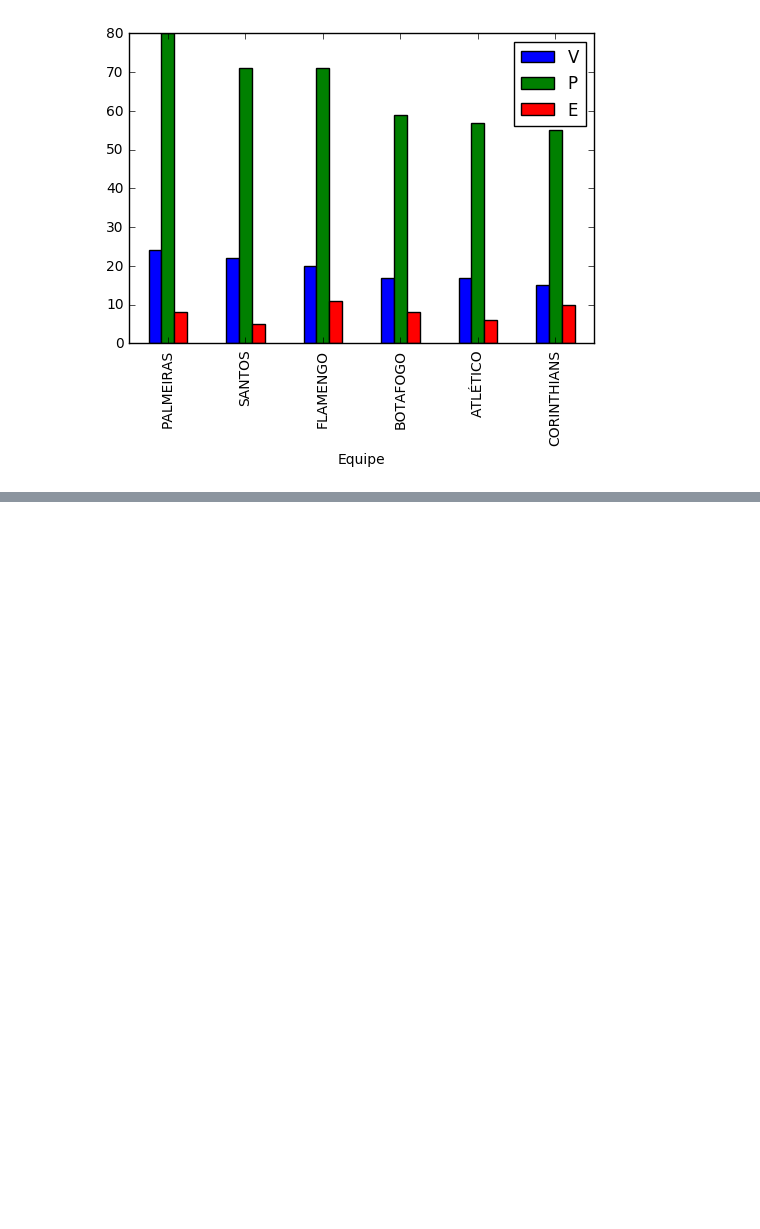
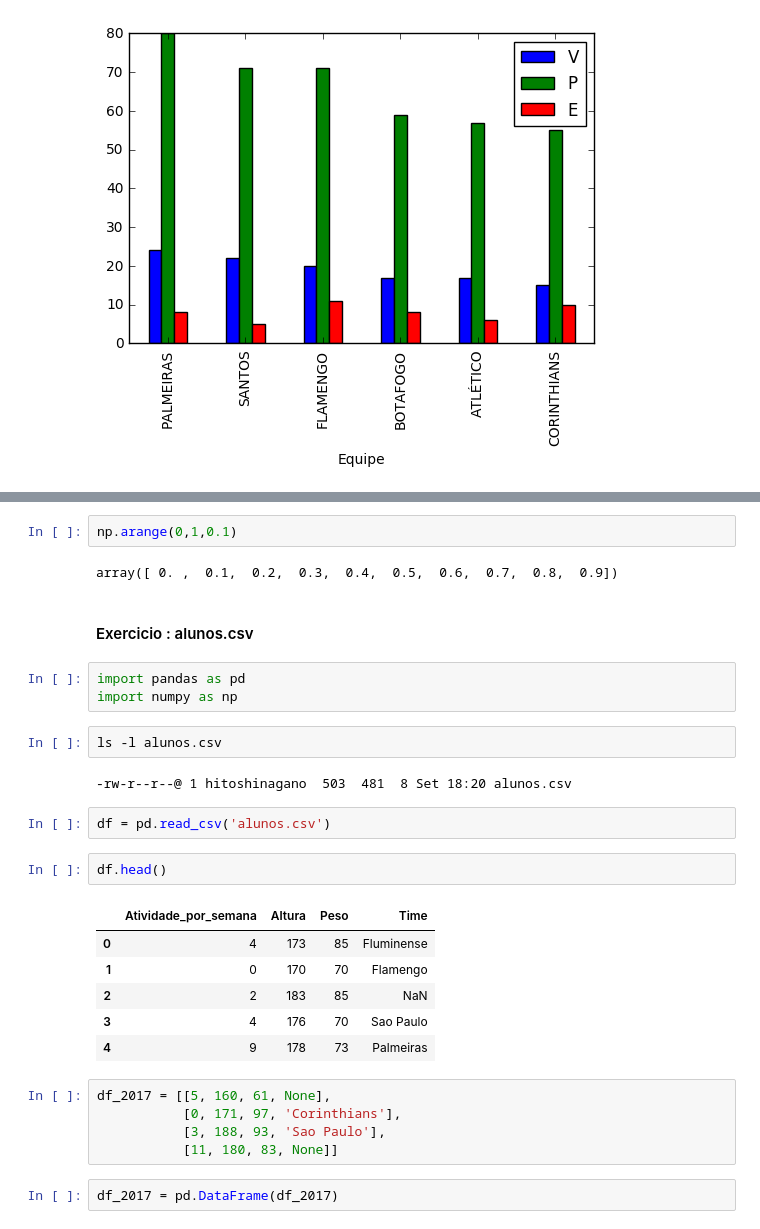
Before and after one commit to hitoshinagano/Locaweb_aulas, a Jupyter notebook: Aula 2017.ipynb, the cells around one changed output, grey strips where cells are left out. Cells and saved outputs as stored; diff of their text form; blank space fills up the shorter version.

```diff
--- a/Aula 2017.ipynb
+++ b/Aula 2017.ipynb
@@ -1203,0 +1325,31 @@ df[['V', 'P', 'E']].plot(kind='bar')
+# %%
+np.arange(0,1,0.1)
+# %% [output]
+array([ 0. ,  0.1,  0.2,  0.3,  0.4,  0.5,  0.6,  0.7,  0.8,  0.9])
+# %% [markdown]
+#### Exercicio : alunos.csv
+# %%
+import pandas as pd
+import numpy as np
+# %%
+ls -l alunos.csv
+# %% [output]
+-rw-r--r--@ 1 hitoshinagano  503  481  8 Set 18:20 alunos.csv
+# %%
+df = pd.read_csv('alunos.csv')
+# %%
+df.head()
+# %% [output]
+|  | Atividade_por_semana | Altura | Peso | Time |
+| 0 | 4 | 173 | 85 | Fluminense |
+| 1 | 0 | 170 | 70 | Flamengo |
+| 2 | 2 | 183 | 85 | NaN |
+| 3 | 4 | 176 | 70 | Sao Paulo |
+| 4 | 9 | 178 | 73 | Palmeiras |
+# %%
+df_2017 = [[5, 160, 61, None],
+           [0, 171, 97, 'Corinthians'],
+           [3, 188, 93, 'Sao Paulo'],
+           [11, 180, 83, None]]
+# %%
+df_2017 = pd.DataFrame(df_2017)
```
Also changed, not shown: parts of 43 cells of this notebook, 1 other file.
